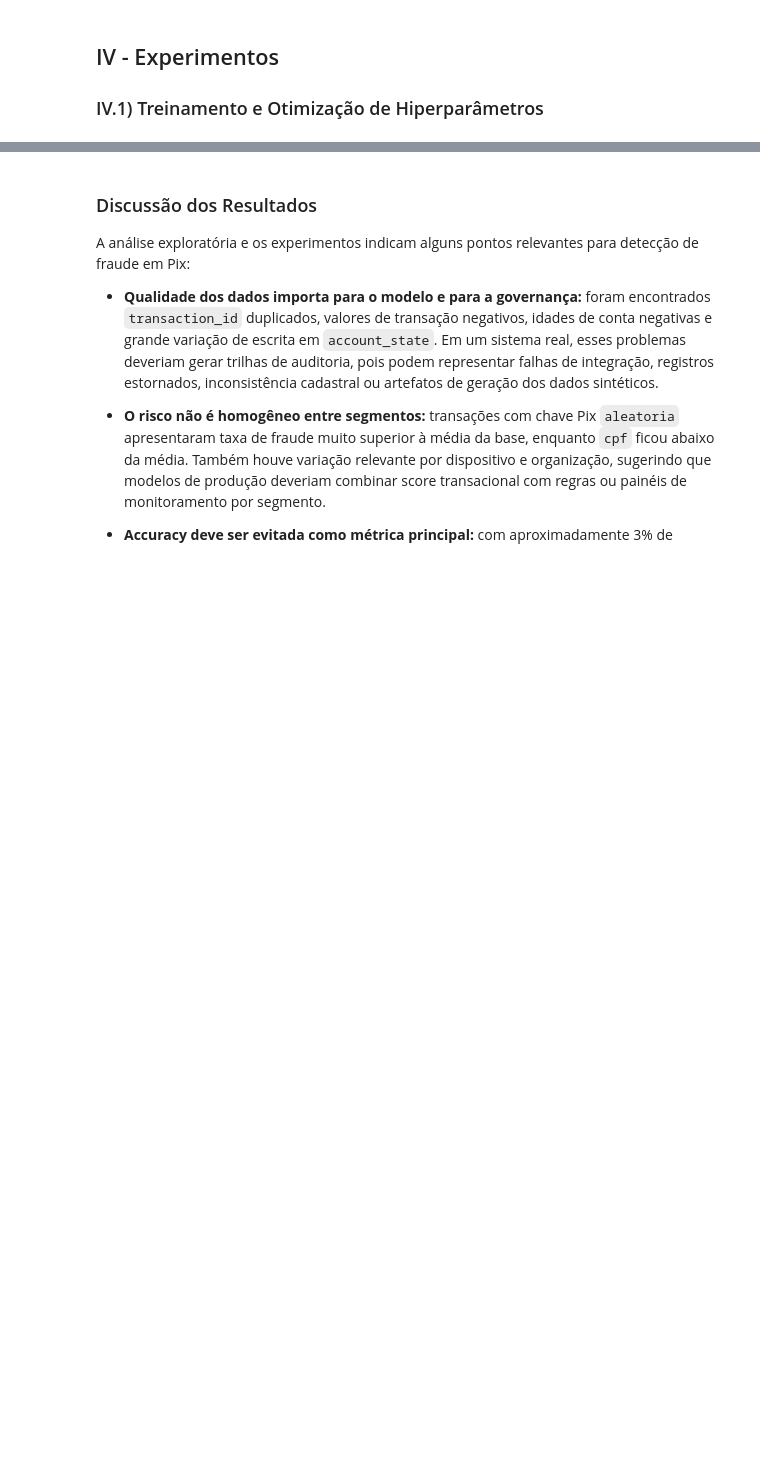
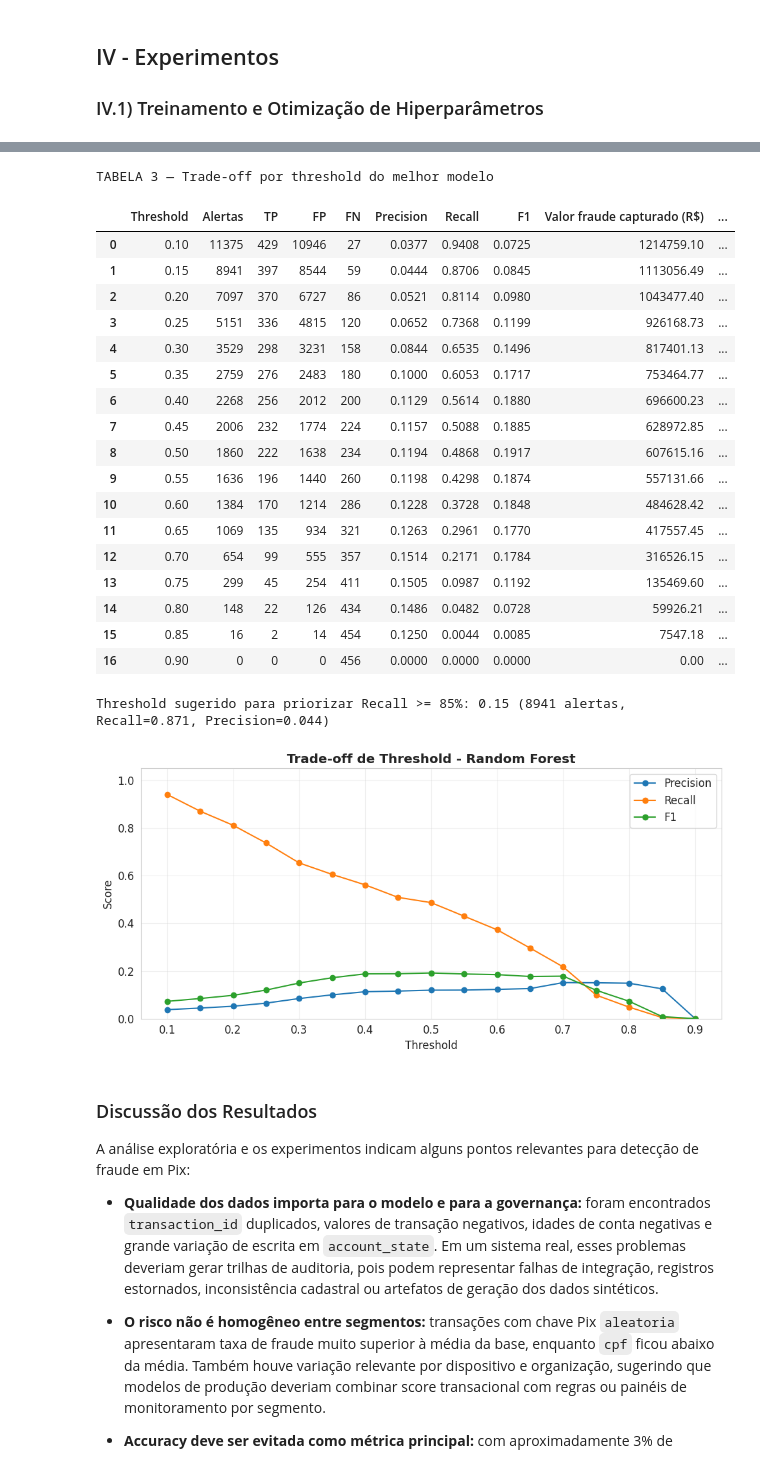
Before and after one commit to coqzieiro/ML-pix-fraud, a Jupyter notebook: projeto_deteccao_fraude_pix.ipynb, the cells around one changed output, grey strips where cells are left out. Saved outputs shown, nothing was run; the diff lists cells and outputs as text; code cells hidden in the pictures; blank space fills up the shorter version.

```diff
--- a/projeto_deteccao_fraude_pix.ipynb
+++ b/projeto_deteccao_fraude_pix.ipynb
@@ -836,34 +997,56 @@ for threshold in thresholds:
     })
 
 threshold_df = pd.DataFrame(threshold_rows).round(4)
 threshold_alvo = threshold_df[threshold_df['Recall'] >= 0.85].sort_values(['FP', 'Threshold']).head(1)
 
 print('TABELA 3 — Trade-off por threshold do melhor modelo')
 display(threshold_df)
 
 if not threshold_alvo.empty:
     melhor_linha = threshold_alvo.iloc[0]
     print(
         f"Threshold sugerido para priorizar Recall >= 85%: {melhor_linha['Threshold']:.2f} "
         f"({int(melhor_linha['Alertas'])} alertas, Recall={melhor_linha['Recall']:.3f}, "
         f"Precision={melhor_linha['Precision']:.3f})"
     )
 else:
     print('Nenhum threshold testado alcançou Recall >= 85%; considerar ampliar investigação ou reotimizar para recall.')
 
 fig, ax = plt.subplots(figsize=(10, 5))
 ax.plot(threshold_df['Threshold'], threshold_df['Precision'], marker='o', label='Precision')
 ax.plot(threshold_df['Threshold'], threshold_df['Recall'], marker='o', label='Recall')
 ax.plot(threshold_df['Threshold'], threshold_df['F1'], marker='o', label='F1')
-ax.set_title(f'Trade-off de Threshold — {best_name}', fontweight='bold')
+ax.set_title(f'Trade-off de Threshold - {best_name}', fontweight='bold')
 ax.set_xlabel('Threshold')
 ax.set_ylabel('Score')
 ax.set_ylim(0, 1.05)
 ax.grid(alpha=0.3)
 ax.legend()
 plt.tight_layout()
 plt.savefig('figures/threshold_tradeoff.png', dpi=150, bbox_inches='tight')
 plt.show()
+# %% [output]
+TABELA 3 — Trade-off por threshold do melhor modelo
+|  | Threshold | Alertas | TP | FP | FN | Precision | Recall | F1 | Valor fraude capturado (R$) | ... |
+| 0 | 0.10 | 11375 | 429 | 10946 | 27 | 0.0377 | 0.9408 | 0.0725 | 1214759.10 | ... |
+| 1 | 0.15 | 8941 | 397 | 8544 | 59 | 0.0444 | 0.8706 | 0.0845 | 1113056.49 | ... |
+| 2 | 0.20 | 7097 | 370 | 6727 | 86 | 0.0521 | 0.8114 | 0.0980 | 1043477.40 | ... |
+| 3 | 0.25 | 5151 | 336 | 4815 | 120 | 0.0652 | 0.7368 | 0.1199 | 926168.73 | ... |
+| 4 | 0.30 | 3529 | 298 | 3231 | 158 | 0.0844 | 0.6535 | 0.1496 | 817401.13 | ... |
+| 5 | 0.35 | 2759 | 276 | 2483 | 180 | 0.1000 | 0.6053 | 0.1717 | 753464.77 | ... |
+| 6 | 0.40 | 2268 | 256 | 2012 | 200 | 0.1129 | 0.5614 | 0.1880 | 696600.23 | ... |
+| 7 | 0.45 | 2006 | 232 | 1774 | 224 | 0.1157 | 0.5088 | 0.1885 | 628972.85 | ... |
+| 8 | 0.50 | 1860 | 222 | 1638 | 234 | 0.1194 | 0.4868 | 0.1917 | 607615.16 | ... |
+| 9 | 0.55 | 1636 | 196 | 1440 | 260 | 0.1198 | 0.4298 | 0.1874 | 557131.66 | ... |
+| 10 | 0.60 | 1384 | 170 | 1214 | 286 | 0.1228 | 0.3728 | 0.1848 | 484628.42 | ... |
+| 11 | 0.65 | 1069 | 135 | 934 | 321 | 0.1263 | 0.2961 | 0.1770 | 417557.45 | ... |
+| 12 | 0.70 | 654 | 99 | 555 | 357 | 0.1514 | 0.2171 | 0.1784 | 316526.15 | ... |
+| 13 | 0.75 | 299 | 45 | 254 | 411 | 0.1505 | 0.0987 | 0.1192 | 135469.60 | ... |
+| 14 | 0.80 | 148 | 22 | 126 | 434 | 0.1486 | 0.0482 | 0.0728 | 59926.21 | ... |
+| 15 | 0.85 | 16 | 2 | 14 | 454 | 0.1250 | 0.0044 | 0.0085 | 7547.18 | ... |
+| 16 | 0.90 | 0 | 0 | 0 | 456 | 0.0000 | 0.0000 | 0.0000 | 0.00 | ... |
+Threshold sugerido para priorizar Recall >= 85%: 0.15 (8941 alertas, Recall=0.871, Precision=0.044)
+[figure, added]
 # %% [markdown]
 ### Discussão dos Resultados
 
```
Also changed, not shown: parts of 20 cells of this notebook, 7 other files.
